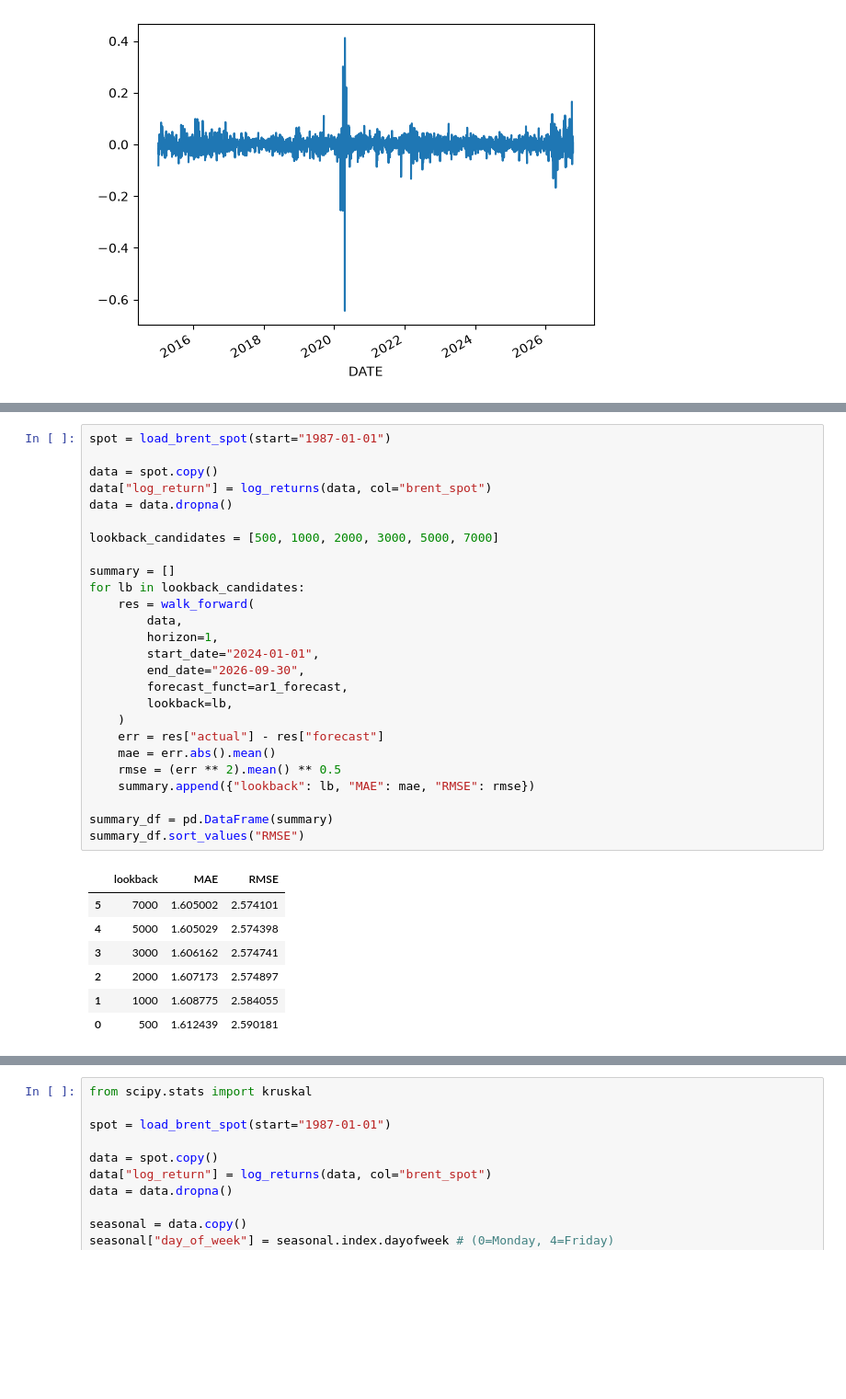
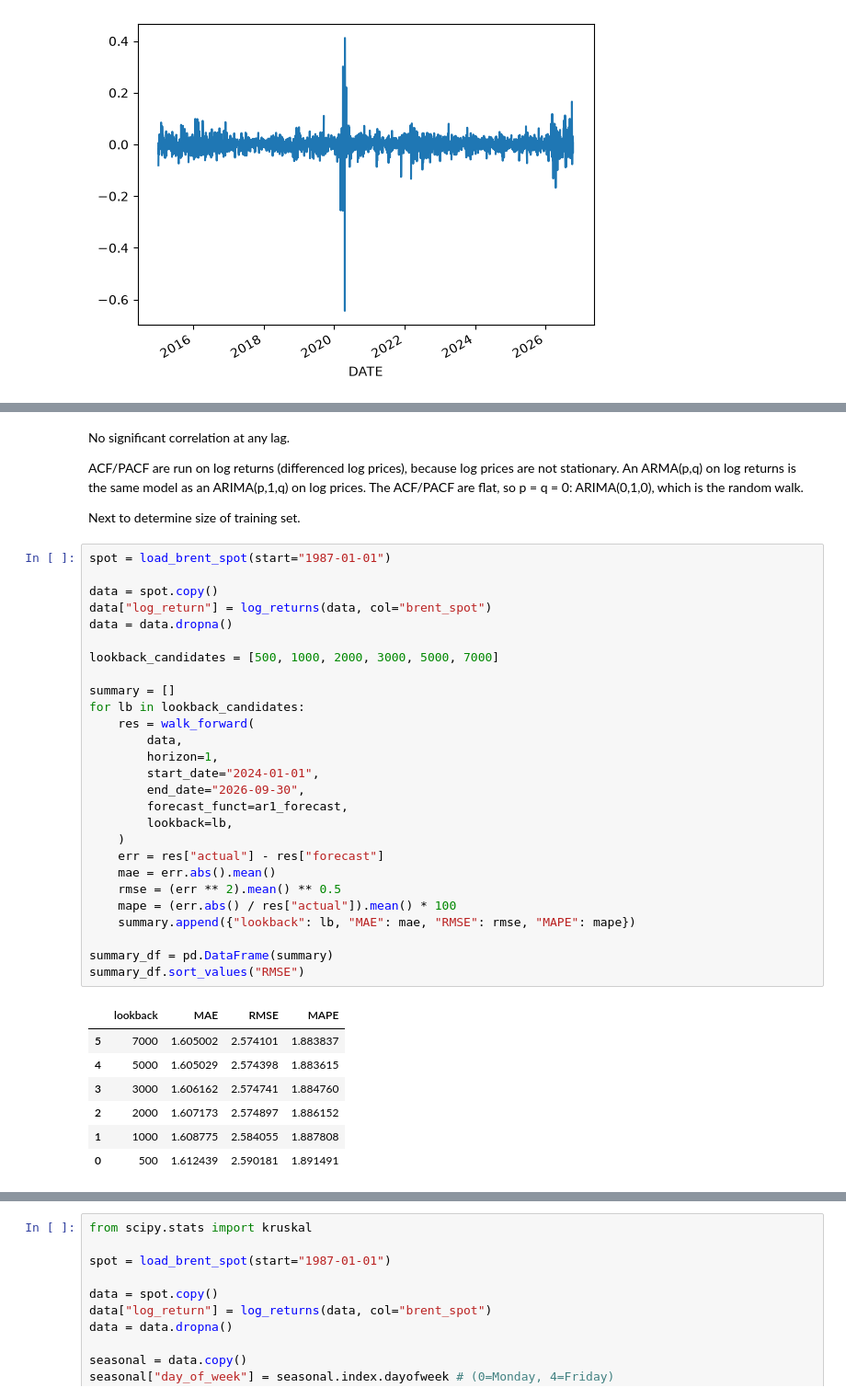
Before and after one commit to airrehn/Sample-Taxed, a Jupyter notebook: notebooks/aa_forecast1.ipynb, the cells around one changed output, grey strips where cells are left out. Shown at 92% size. Drawn from its saved outputs; the diff is of its cells as text; blank space fills up the shorter version.

```diff
--- a/notebooks/aa_forecast1.ipynb
+++ b/notebooks/aa_forecast1.ipynb
@@ -99,36 +67,43 @@ plt.show()
 # %% [output]
 [figure]
+# %% [markdown]
+No significant correlation at any lag.
+
+ACF/PACF are run on log returns (differenced log prices), because log prices are not stationary. An ARMA(p,q) on log returns is the same model as an ARIMA(p,1,q) on log prices. The ACF/PACF are flat, so p = q = 0: ARIMA(0,1,0), which is the random walk.
+
+Next to determine size of training set.
 # %%
 spot = load_brent_spot(start="1987-01-01")
 
 data = spot.copy()
 data["log_return"] = log_returns(data, col="brent_spot")
 data = data.dropna()
 
 lookback_candidates = [500, 1000, 2000, 3000, 5000, 7000]
 
 summary = []
 for lb in lookback_candidates:
     res = walk_forward(
         data,
         horizon=1,
         start_date="2024-01-01",
         end_date="2026-09-30",
         forecast_funct=ar1_forecast,
         lookback=lb,
     )
     err = res["actual"] - res["forecast"]
     mae = err.abs().mean()
     rmse = (err ** 2).mean() ** 0.5
-    summary.append({"lookback": lb, "MAE": mae, "RMSE": rmse})
+    mape = (err.abs() / res["actual"]).mean() * 100
+    summary.append({"lookback": lb, "MAE": mae, "RMSE": rmse, "MAPE": mape})
 
 summary_df = pd.DataFrame(summary)
 summary_df.sort_values("RMSE")
 # %% [output]
-|  | lookback | MAE | RMSE |
-| 5 | 7000 | 1.605002 | 2.574101 |
-| 4 | 5000 | 1.605029 | 2.574398 |
-| 3 | 3000 | 1.606162 | 2.574741 |
-| 2 | 2000 | 1.607173 | 2.574897 |
-| 1 | 1000 | 1.608775 | 2.584055 |
-| 0 | 500 | 1.612439 | 2.590181 |
+|  | lookback | MAE | RMSE | MAPE |
+| 5 | 7000 | 1.605002 | 2.574101 | 1.883837 |
+| 4 | 5000 | 1.605029 | 2.574398 | 1.883615 |
+| 3 | 3000 | 1.606162 | 2.574741 | 1.884760 |
+| 2 | 2000 | 1.607173 | 2.574897 | 1.886152 |
+| 1 | 1000 | 1.608775 | 2.584055 | 1.887808 |
+| 0 | 500 | 1.612439 | 2.590181 | 1.891491 |
```
Also changed, not shown: parts of 9 cells of this notebook, 3 other files.
